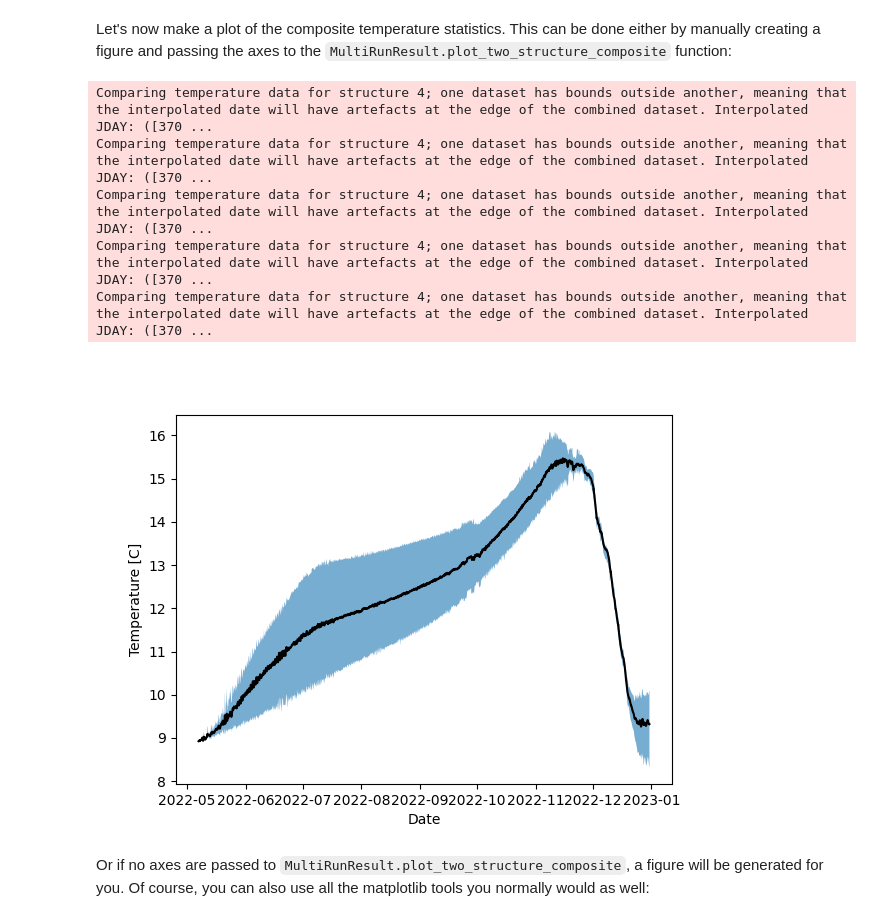
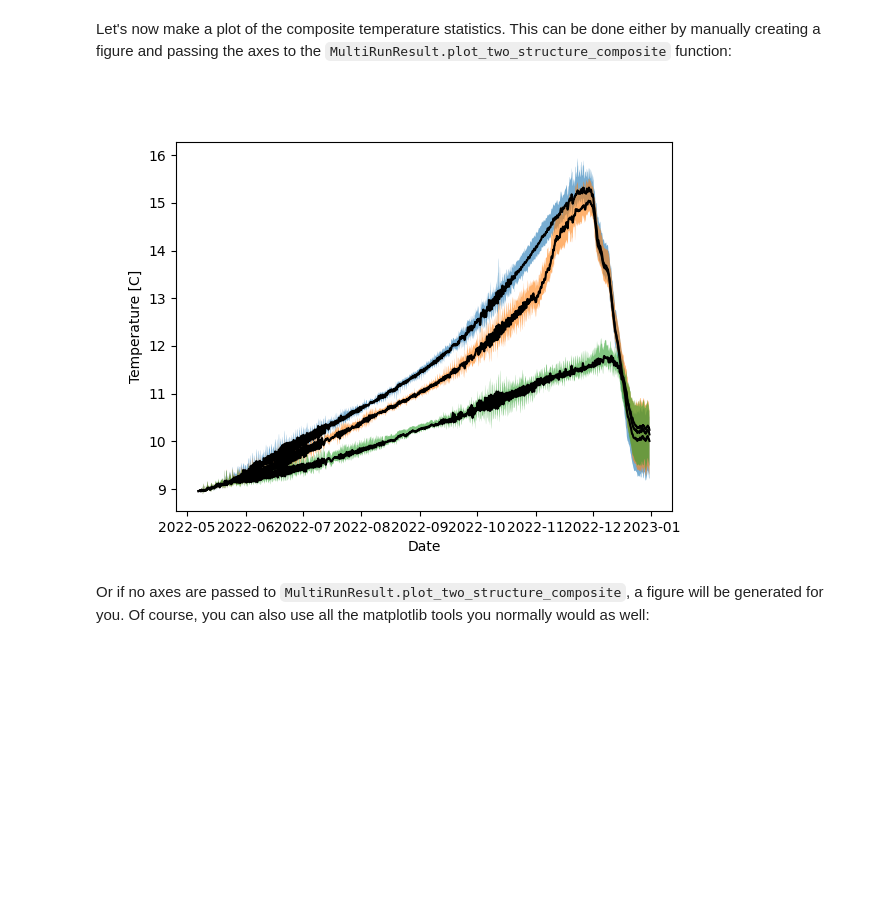
Before and after one commit to steelhead-dev/millerton_reservoir, a Jupyter notebook: 2026_RA_Flows.ipynb, the cells around one changed output. Drawn from its saved outputs; the diff is of its cells as text; code cells hidden in the pictures; blank space fills up the shorter version.

Commit message:
updated analysis

```diff
--- a/2026_RA_Flows.ipynb
+++ b/2026_RA_Flows.ipynb
@@ -206,5 +210,6 @@ For this example simulation, it looks like most of the flow is happening in a ba
 # %% [markdown]
 Let's use `pyqualw2` to analyze multiple run groups at once. Start by loading in the directory to the data:
 # %%
-mrr = MultiRunResult("./analysis_runs/2026_RA_Flow_Comparison")
-mrr
+mrr_RA = MultiRunResult("./analysis_runs/2026_RA_Flow")
+mrr_ExB = MultiRunResult("./analysis_runs/2026_Exhibit_B_Flow")
+mrr_RipCon = MultiRunResult("./analysis_runs/2026_Riparian_Contract_Flow")
@@ -221,14 +217,13 @@ mrr
 Let's now make a plot of the composite temperature statistics. This can be done either by manually creating a figure and passing the axes to the `MultiRunResult.plot_two_structure_composite` function:
 # %%
 fig, ax = plt.subplots(1, 1)
-mrr.plot_two_structure_composite(4, ax=ax);
+mrr_RA.plot_two_structure_composite(4, ax=ax);
+mrr_ExB.plot_two_structure_composite(4, ax=ax);
+mrr_RipCon.plot_two_structure_composite(4, ax=ax);
+
+plt.show()
 # %% [output]
-Comparing temperature data for structure 4; one dataset has bounds outside another, meaning that the interpolated date will have artefacts at the edge of the combined dataset. Interpolated JDAY: ([370 ...
-Comparing temperature data for structure 4; one dataset has bounds outside another, meaning that the interpolated date will have artefacts at the edge of the combined dataset. Interpolated JDAY: ([370 ...
-Comparing temperature data for structure 4; one dataset has bounds outside another, meaning that the interpolated date will have artefacts at the edge of the combined dataset. Interpolated JDAY: ([370 ...
-Comparing temperature data for structure 4; one dataset has bounds outside another, meaning that the interpolated date will have artefacts at the edge of the combined dataset. Interpolated JDAY: ([370 ...
-Comparing temperature data for structure 4; one dataset has bounds outside another, meaning that the interpolated date will have artefacts at the edge of the combined dataset. Interpolated JDAY: ([370 ...
-[figure, old version]
+[figure, new version]
 # %% [markdown]
 Or if no axes are passed to `MultiRunResult.plot_two_structure_composite`, a figure will be generated for you. Of course, you can also use all the matplotlib tools you normally would as well:
 # %%
```
Also changed, not shown: parts of 8 cells of this notebook.
